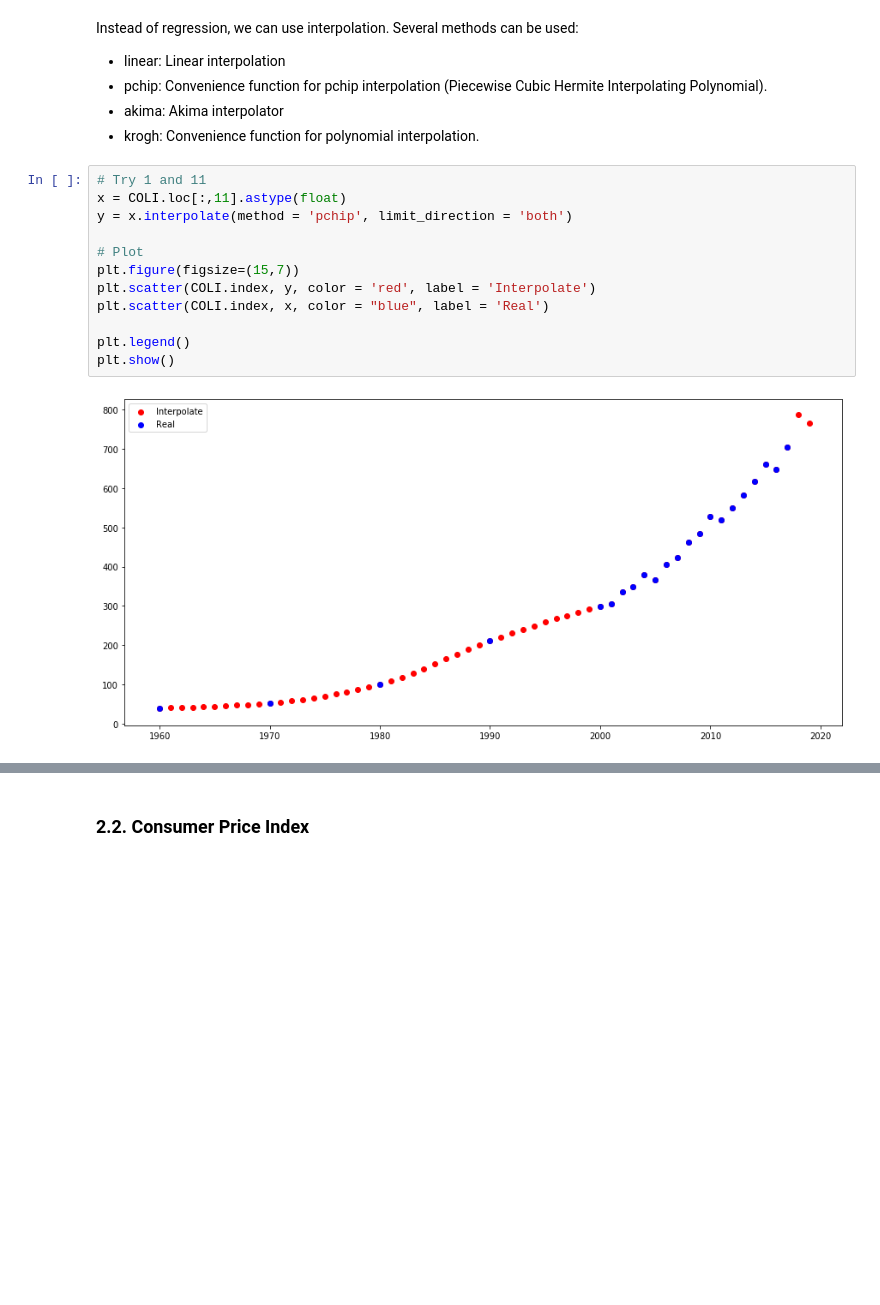
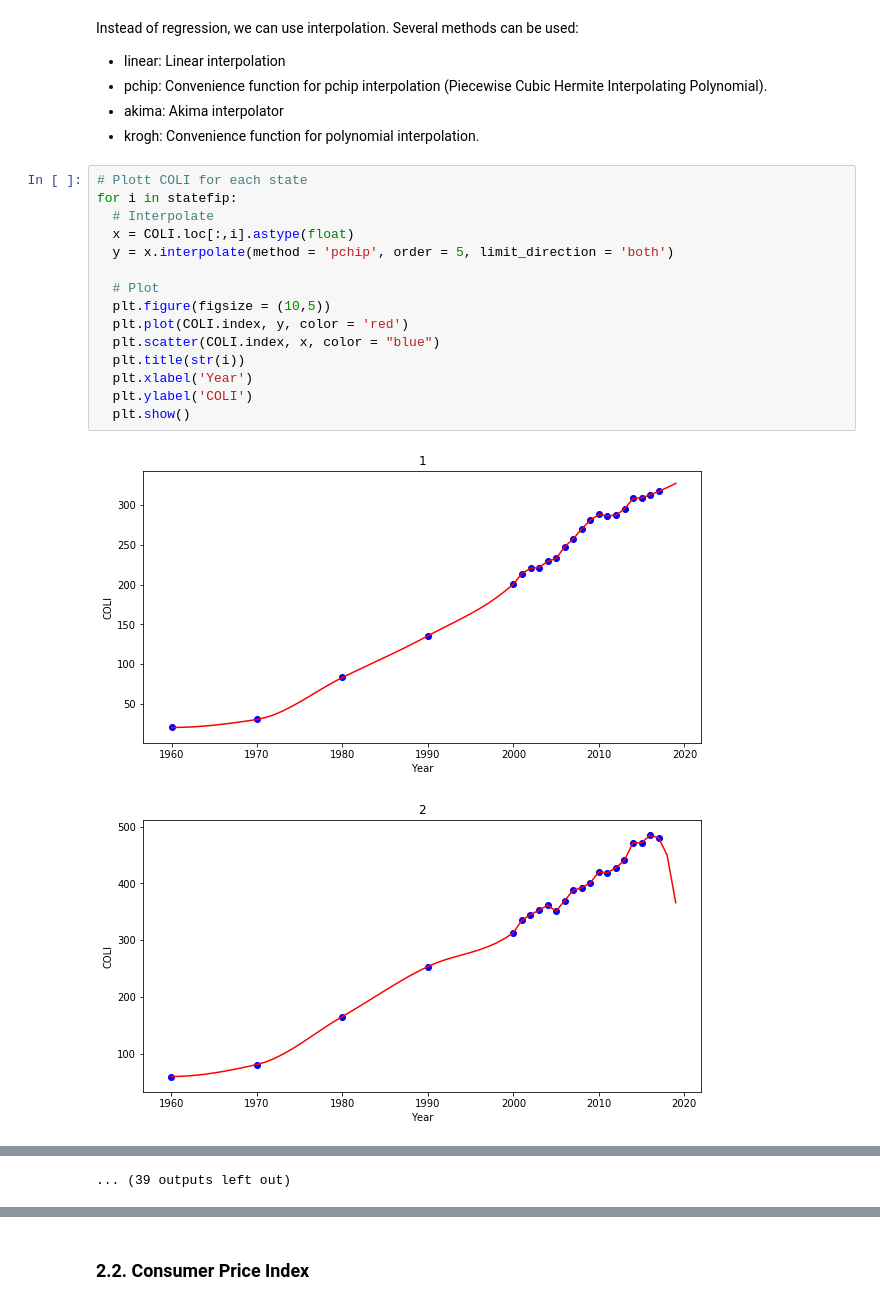
Before and after one commit to sangttruong/incomevis, a Jupyter notebook: main.ipynb, the cells around one changed output, grey strips where cells are left out. Drawn from its saved outputs; the diff is of its cells as text; blank space fills up the shorter version.

```diff
--- a/main.ipynb
+++ b/main.ipynb
@@ -419,16 +419,20 @@ Instead of regression, we can use interpolation. Several methods can be used:
 * akima: Akima interpolator
 * krogh: Convenience function for polynomial interpolation.
 # %%
-# Try 1 and 11
-x = COLI.loc[:,11].astype(float)
-y = x.interpolate(method = 'pchip', limit_direction = 'both')
+# Plott COLI for each state
+for i in statefip:
+  # Interpolate
+  x = COLI.loc[:,i].astype(float)
+  y = x.interpolate(method = 'pchip', order = 5, limit_direction = 'both')
 
-# Plot
-plt.figure(figsize=(15,7))
-plt.scatter(COLI.index, y, color = 'red', label = 'Interpolate')
-plt.scatter(COLI.index, x, color = "blue", label = 'Real')
-
-plt.legend()
-plt.show()
+  # Plot
+  plt.figure(figsize = (10,5))
+  plt.plot(COLI.index, y, color = 'red')
+  plt.scatter(COLI.index, x, color = "blue")
+  plt.title(str(i))
+  plt.xlabel('Year')
+  plt.ylabel('COLI')
+  plt.show()
 # %% [output]
-[figure, old version]
+[figure, new version]
+[figure, added]
@@ -434,0 +449 @@ plt.show()
+... (39 outputs left out)
```
Also changed, not shown: parts of 4 cells of this notebook.
